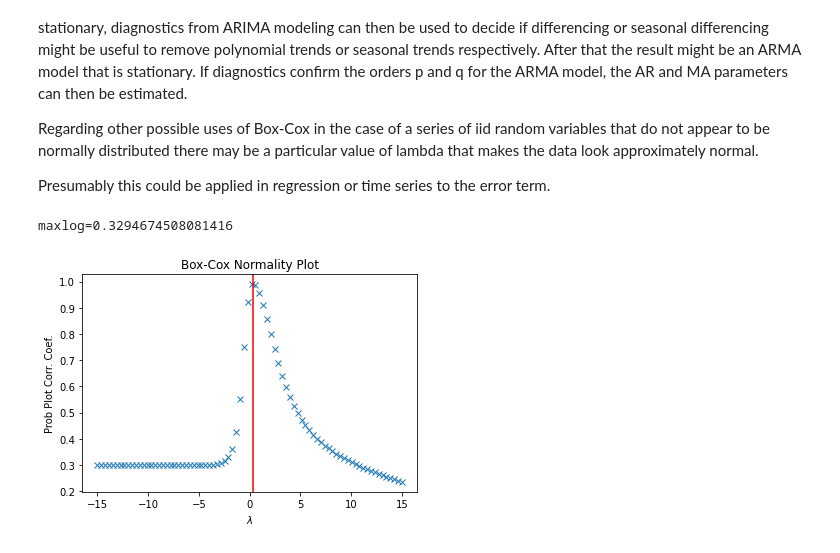
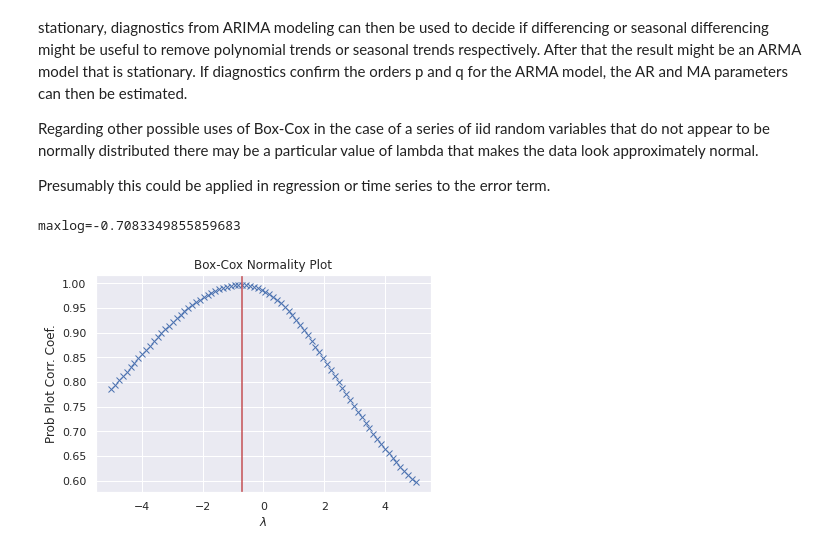
Before and after one commit to amait41/time-series, a Jupyter notebook: preprocessing.ipynb, the cells around one changed output. Drawn from its saved outputs; the diff is of its cells as text; code cells hidden in the pictures.

Commit message:
test decompose, log, boxcox

```diff
--- a/preprocessing.ipynb
+++ b/preprocessing.ipynb
@@ -6,8 +14,8 @@ import locale
 locale.setlocale(locale.LC_TIME,'')
 pd.options.plotting.backend = "plotly"
+# %%
+ts = pd.read_pickle("orders.pkl")['2021-01-04':'2021-10-10']
 # %%
-ts = pd.read_pickle("orders.pkl")
-ts[ts.n_orders==0] = 1
 ts.plot(title=f'Nb. de commandes par jour de {ts.index[0].strftime("%d-%m-%Y")} au {ts.index[-1].strftime("%d-%m-%Y")}')
 # %% [markdown]
 La série décrit le nombre de commandes livrées par jour du 02 janvier 2020 au 15 octobre 2021 soit jours. On observe une forte saisonalité sur les jours de la semaine. Une modélisation par un modèle SARIMA peut être envisagé.
@@ -26,3 +70,5 @@ Il faut alors dans un premier temps corrigé ces problèmes d'hétéroscédastic
 # %%
-ts["log_n_orders"] = np.log(ts.n_orders)
-ts.log_n_orders.plot()
+ts["log_n_orders"] = ts.n_orders
+ts["log_n_orders"][ts.n_orders==0] = 1
+ts["log_n_orders"] = np.log(ts.log_n_orders)
+ts.plot()
@@ -37,13 +91,13 @@ Presumably this could be applied in regression or time series to the error term.
 # %%
 from scipy.stats import boxcox, boxcox_normplot
 import matplotlib.pyplot as plt
 fig = plt.figure()
 ax = fig.add_subplot(111)
-prob = boxcox_normplot(ts.n_orders, -15, 15, plot=ax)
+prob = boxcox_normplot(ts.n_orders, -5, 5, plot=ax)
 _, maxlog = boxcox(ts.n_orders)
 ax.axvline(maxlog, color='r')
 print(f"{maxlog=}")
 # %% [output]
-maxlog=0.3294674508081416
+maxlog=-0.7083349855859683
-[figure, old version]
+[figure, new version]
 # %%
```
Also changed, not shown: parts of 15 cells of this notebook, 2 other files.
